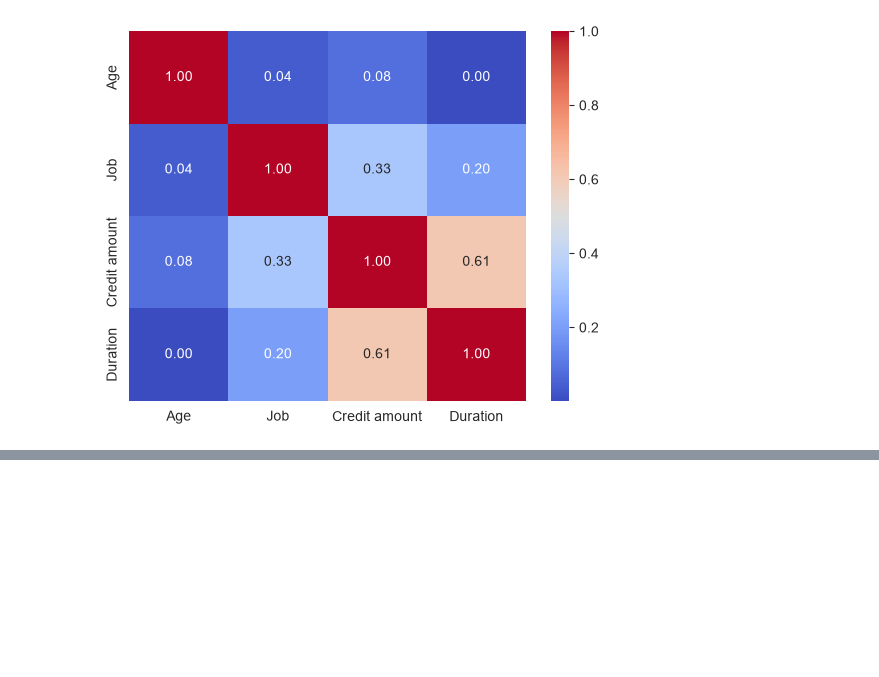
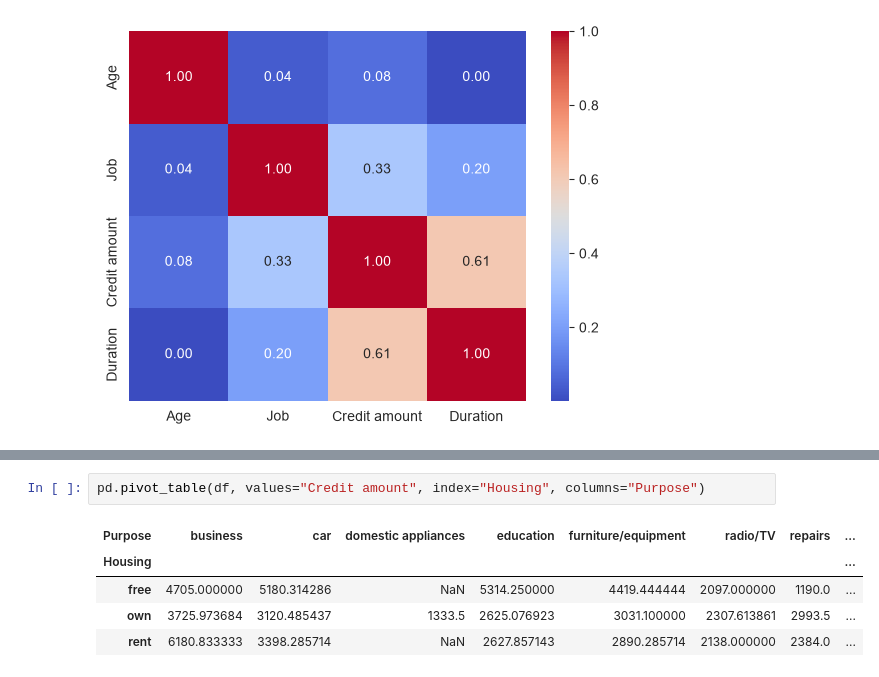
Before and after one commit to Immy101/creditriskmodel, a Jupyter notebook: basics/analysis_model.ipynb, the cells around one changed output, grey strips where cells are left out. Cells and saved outputs as stored; diff of their text form; blank space fills up the shorter version.

```diff
--- a/basics/analysis_model.ipynb
+++ b/basics/analysis_model.ipynb
@@ -174,0 +191,8 @@ plt.show()
+# %%
+pd.pivot_table(df, values="Credit amount", index="Housing", columns="Purpose")
+# %% [output]
+| Purpose | business | car | domestic appliances | education | furniture/equipment | radio/TV | repairs | ... |
+| Housing |  |  |  |  |  |  |  | ... |
+| free | 4705.000000 | 5180.314286 | NaN | 5314.250000 | 4419.444444 | 2097.000000 | 1190.0 | ... |
+| own | 3725.973684 | 3120.485437 | 1333.5 | 2625.076923 | 3031.100000 | 2307.613861 | 2993.5 | ... |
+| rent | 6180.833333 | 3398.285714 | NaN | 2627.857143 | 2890.285714 | 2138.000000 | 2384.0 | ... |
```
Also changed, not shown: parts of 3 cells of this notebook.
